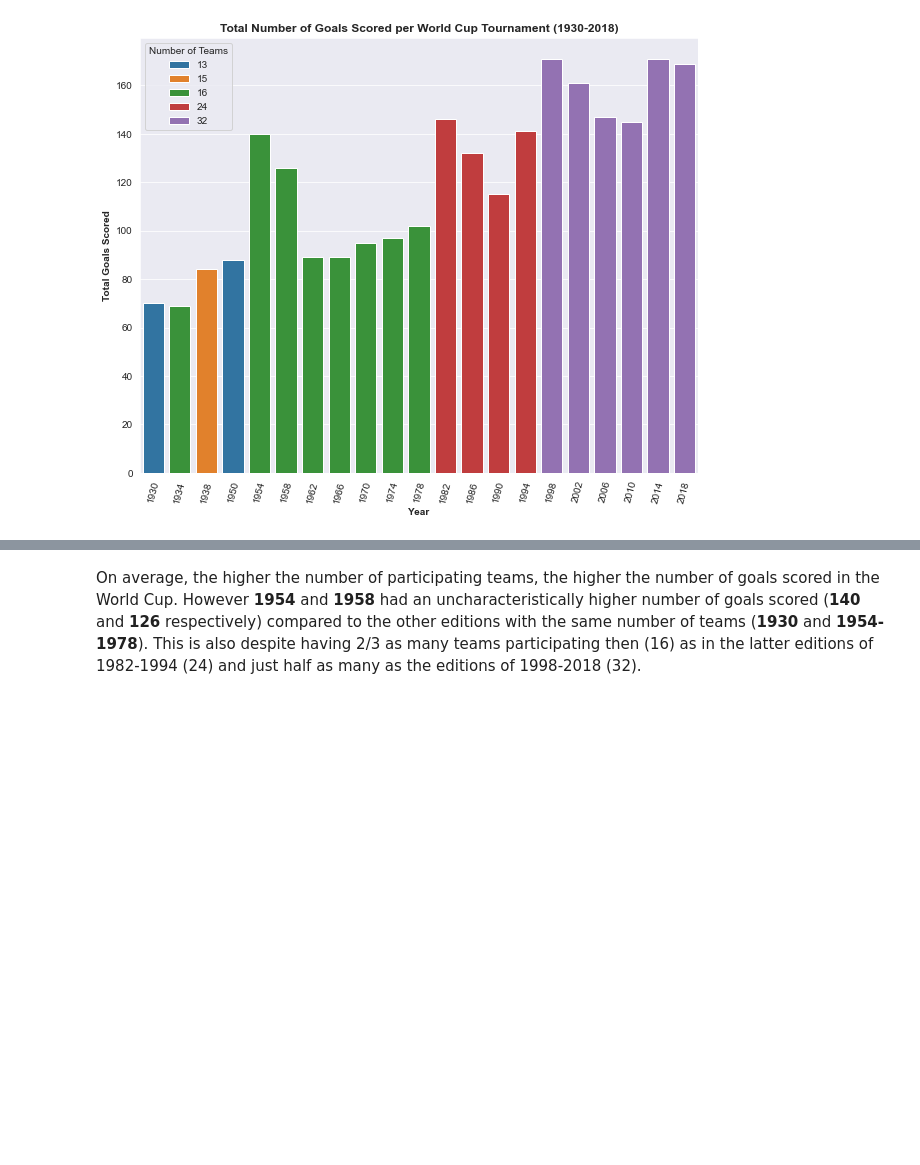
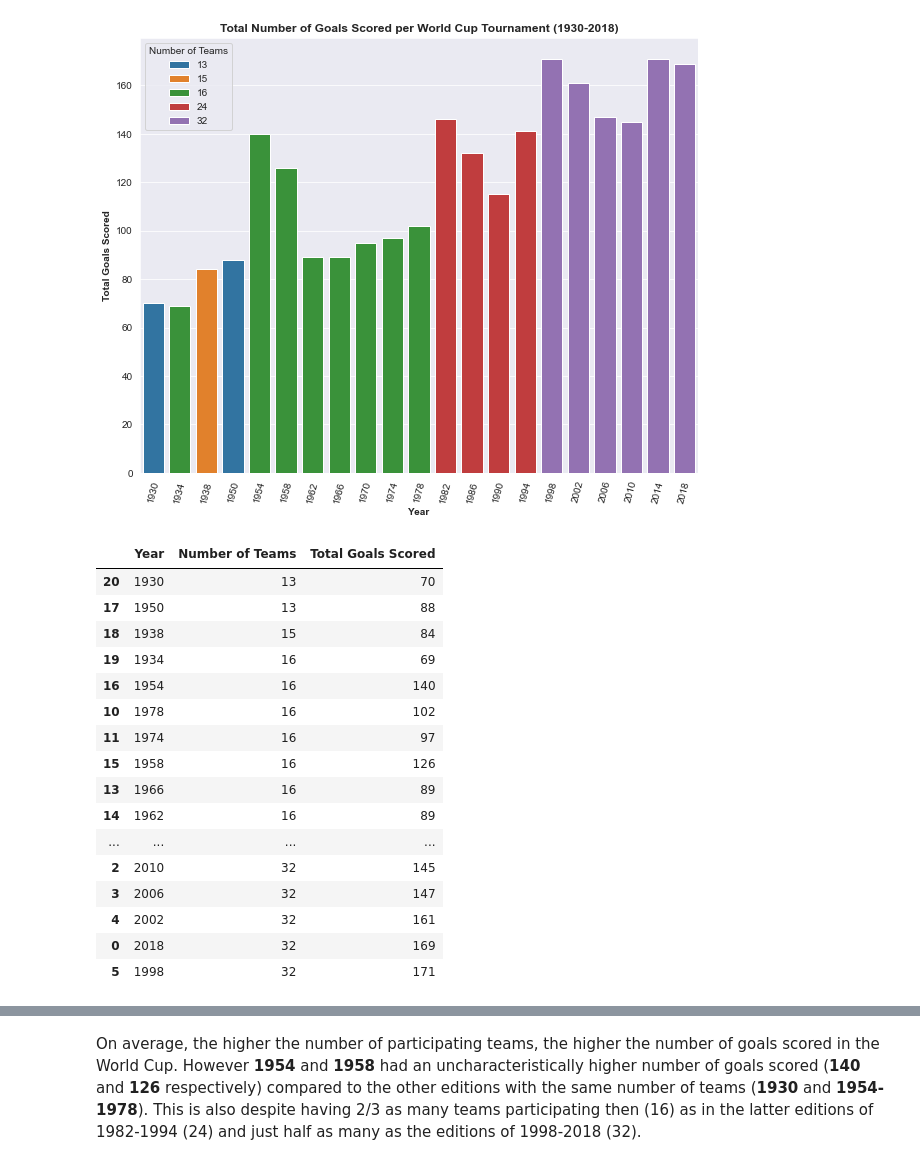
Before and after one commit to Binyoh1/FIFA-World-Cup-DataViz, a Jupyter notebook: notebook/fifa-world-cup-1930-2018.ipynb, the cells around one changed output, grey strips where cells are left out. Drawn from its saved outputs; the diff is of its cells as text; code cells hidden in the pictures; blank space fills up the shorter version.

```diff
--- a/notebook/fifa-world-cup-1930-2018.ipynb
+++ b/notebook/fifa-world-cup-1930-2018.ipynb
@@ -457,4 +460,24 @@ fig0.update_xaxes(type="category", categoryorder='category ascending', tickangle
 fig0
+# %%
+wc_tournament_total_teams_and_goals.sort_values("Number of Teams")
+# %% [output]
+|  | Year | Number of Teams | Total Goals Scored |
+| 20 | 1930 | 13 | 70 |
+| 17 | 1950 | 13 | 88 |
+| 18 | 1938 | 15 | 84 |
+| 19 | 1934 | 16 | 69 |
+| 16 | 1954 | 16 | 140 |
+| 10 | 1978 | 16 | 102 |
+| 11 | 1974 | 16 | 97 |
+| 15 | 1958 | 16 | 126 |
+| 13 | 1966 | 16 | 89 |
+| 14 | 1962 | 16 | 89 |
+| ... | ... | ... | ... |
+| 2 | 2010 | 32 | 145 |
+| 3 | 2006 | 32 | 147 |
+| 4 | 2002 | 32 | 161 |
+| 0 | 2018 | 32 | 169 |
+| 5 | 1998 | 32 | 171 |
 # %%
 # Average number of goals scored per World Cup edition by given number of participating teams (dict format)
 mean_goals_per_team_number_dict = dict([(n, round(wc_tournament_total_teams_and_goals.loc[wc_tournament_total_teams_and_goals["Number of Teams"] == n, "Total Goals Scored"].mean(), 2)) for n in wc_tournament_total_teams_and_goals.loc[:, "Number of Teams"]])
```
Also changed, not shown: parts of 4 cells of this notebook, 1 other file.
